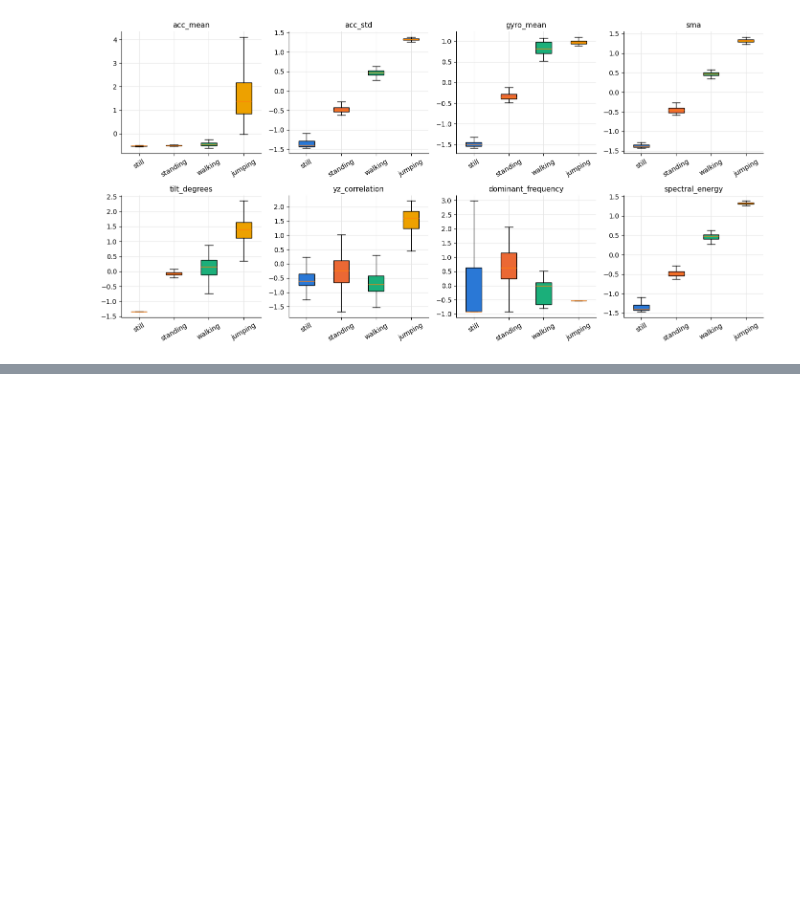
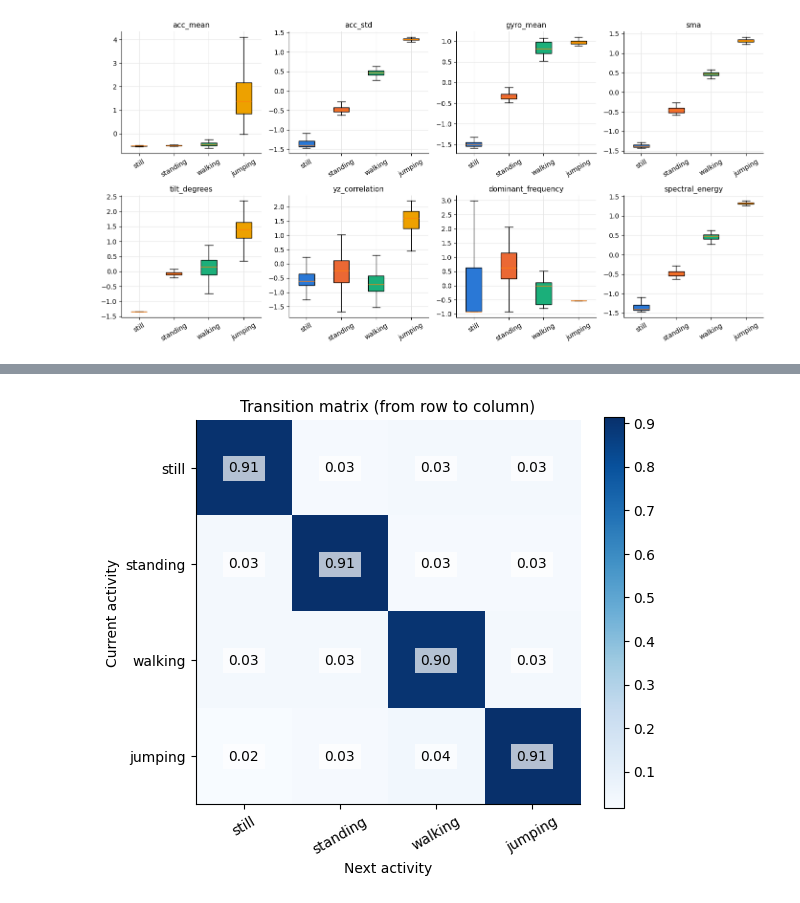
Before and after one commit to michael-alu/hidden-markov-models, a Jupyter notebook: hmm_activity_recognition.ipynb, the cells around one changed output, grey strips where cells are left out. Saved outputs shown, nothing was run; the diff lists cells and outputs as text; code cells hidden in the pictures; blank space fills up the shorter version.

```diff
--- a/hmm_activity_recognition.ipynb
+++ b/hmm_activity_recognition.ipynb
@@ -819,0 +1247,45 @@ plt.show()
+# %%
+def plot_matrix(matrix: np.ndarray, row_labels: list[str], column_labels: list[str], title: str, value_format: str, axis_plot: Axes) -> None:
+    image = axis_plot.imshow(matrix, cmap=SEQUENTIAL_COLOR_MAP)
+
+    add_matrix_labels(matrix, row_labels, column_labels, title, value_format, axis_plot)
+
+    plt.colorbar(image, ax=axis_plot)
+
+
+def add_matrix_labels(matrix: np.ndarray, row_labels: list[str], column_labels: list[str], title: str, value_format: str, axis_plot: Axes) -> None:
+    axis_plot.set_xticks(range(len(column_labels)))
+
+    axis_plot.set_xticklabels(column_labels, rotation=30)
+
+    axis_plot.set_yticks(range(len(row_labels)))
+
+    axis_plot.set_yticklabels(row_labels)
+
+    axis_plot.grid(False)
+
+    axis_plot.set_title(title)
+
+    for row in range(matrix.shape[0]):
+        for column in range(matrix.shape[1]):
+            value = matrix[row, column]
+
+            value_text = format(value, value_format)
+
+            axis_plot.text(column, row, value_text, ha="center", va="center", bbox=HEATMAP_LABEL_BOX)
+# %%
+transition_figure, transition_plot = plt.subplots(figsize=(6, 5))
+
+plot_matrix(trained_model["transition_matrix"], ACTIVITIES, ACTIVITIES, "Transition matrix (from row to column)", ".2f", transition_plot)
+
+transition_plot.set_xlabel("Next activity")
+
+transition_plot.set_ylabel("Current activity")
+
+transition_figure.tight_layout()
+
+transition_figure.savefig(os.path.join(FIGURES_FOLDER, "transition_matrix.png"), dpi=FIGURE_DPI)
+
+plt.show()
+# %% [output]
+[figure, added]
```
Also changed, not shown: parts of 37 cells of this notebook.
